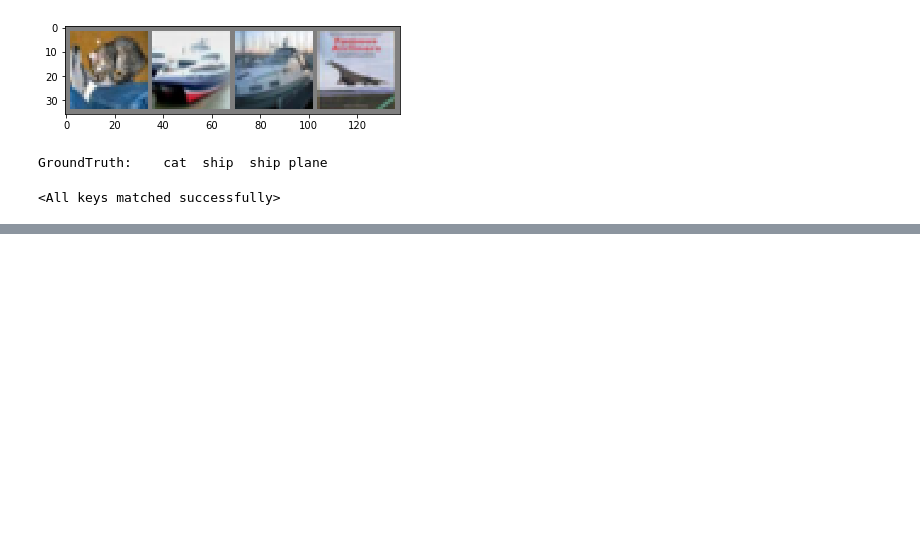
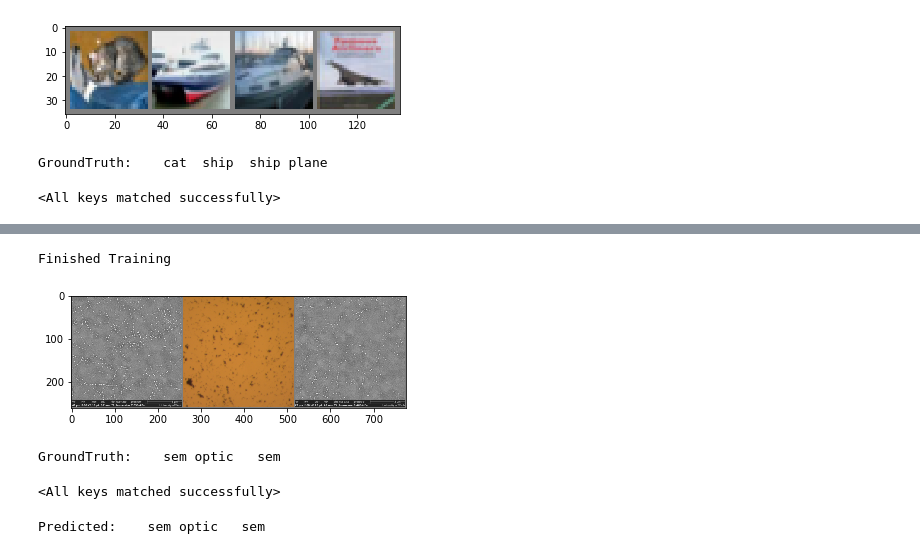
Before and after one commit to yamanmy/partycool, a Jupyter notebook: trail/Pytorch-tutorial.ipynb, the cells around one changed output, grey strips where cells are left out. Cells and saved outputs as stored; diff of their text form; code cells hidden in the pictures; blank space fills up the shorter version.

```diff
--- a/trail/Pytorch-tutorial.ipynb
+++ b/trail/Pytorch-tutorial.ipynb
@@ -234,0 +295,27 @@ Accuracy of truck : 51 %
+# %%
+for epoch in range(100):  # loop over the dataset multiple times
+
+    running_loss = 0.0
+    for i, data in enumerate(train_data_loader, 0):
+        # get the inputs; data is a list of [inputs, labels]
+        inputs, labels = data
+
+        # zero the parameter gradients
+        optimizer.zero_grad()
+
+        # forward + backward + optimize
+        outputs = alexnet(inputs)
+        loss = criterion(outputs, labels)
+        loss.backward()
+        optimizer.step()
+
+        # print statistics
+        running_loss += loss.item()
+        if i % 2000 == 1999:    # print every 2000 mini-batches
+            print('[%d, %5d] loss: %.3f' %
+                  (epoch + 1, i + 1, running_loss / 2000))
+            running_loss = 0.0
+
+print('Finished Training')
+# %% [output]
+Finished Training
@@ -234,0 +325,14 @@ Accuracy of truck : 51 %
+# %%
+dataiter = iter(train_data_loader)
+images, labels = dataiter.next()
+
+# print images
+imshow(torchvision.utils.make_grid(images))
+print('GroundTruth: ', ' '.join('%5s' % data_class[labels[j]] for j in range(3)))
+# %% [output]
+[figure, added]
+GroundTruth:    sem optic   sem
+# %%
+alexnet.load_state_dict(torch.load(PATH))
+# %% [output]
+<All keys matched successfully>
@@ -234,0 +341,7 @@ Accuracy of truck : 51 %
+# %%
+_, predicted = torch.max(outputs, 1)
+
+print('Predicted: ', ' '.join('%5s' % data_class[predicted[j]]
+                              for j in range(3)))
+# %% [output]
+Predicted:    sem optic   sem
```
Also changed, not shown: parts of 16 cells of this notebook, 1 other file.
